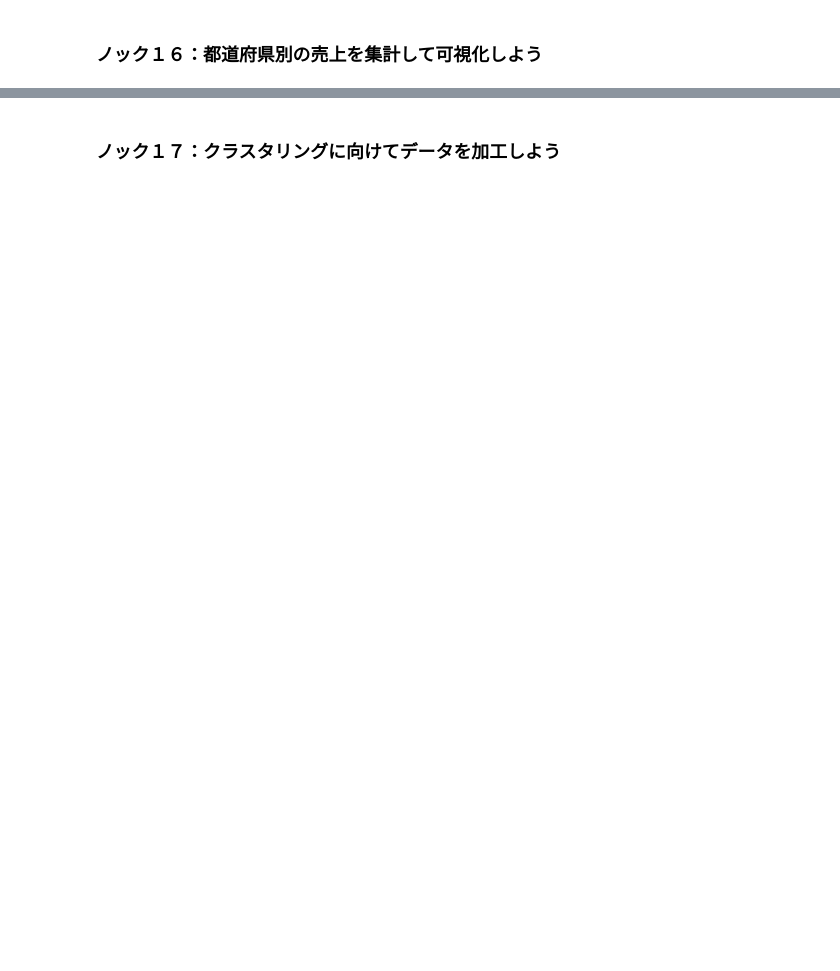
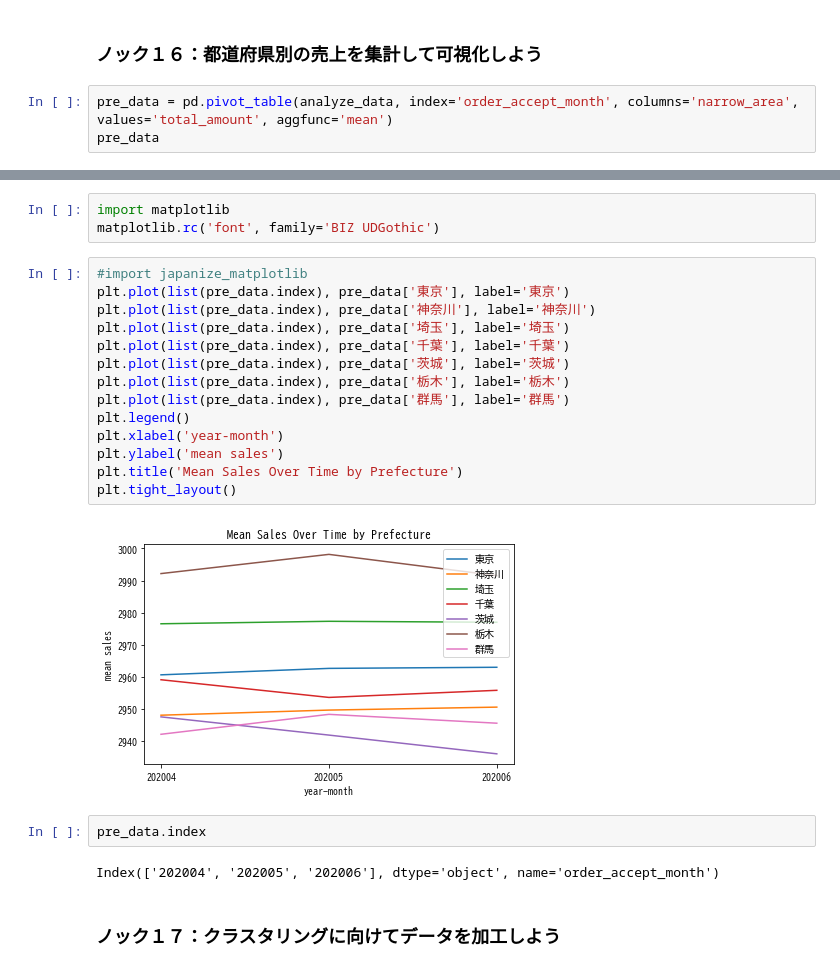
Before and after one commit to BP-Test/01_python_100knock_ml_model, a Jupyter notebook: chapter-02/2章_データを可視化し分析を行う10本ノック.ipynb, the cells around one changed output, grey strips where cells are left out. Cells and saved outputs as stored; diff of their text form; blank space fills up the shorter version.

```diff
--- a/chapter-02/2章_データを可視化し分析を行う10本ノック.ipynb
+++ b/chapter-02/2章_データを可視化し分析を行う10本ノック.ipynb
@@ -27,2 +255,5 @@
 # %% [markdown]
 ### ノック１６：都道府県別の売上を集計して可視化しよう
+# %%
+pre_data = pd.pivot_table(analyze_data, index='order_accept_month', columns='narrow_area', values='total_amount', aggfunc='mean')
+pre_data
@@ -29,2 +266,25 @@
+# %%
+import matplotlib
+matplotlib.rc('font', family='BIZ UDGothic')
+# %%
+#import japanize_matplotlib
+plt.plot(list(pre_data.index), pre_data['東京'], label='東京')
+plt.plot(list(pre_data.index), pre_data['神奈川'], label='神奈川')
+plt.plot(list(pre_data.index), pre_data['埼玉'], label='埼玉')
+plt.plot(list(pre_data.index), pre_data['千葉'], label='千葉')
+plt.plot(list(pre_data.index), pre_data['茨城'], label='茨城')
+plt.plot(list(pre_data.index), pre_data['栃木'], label='栃木')
+plt.plot(list(pre_data.index), pre_data['群馬'], label='群馬')
+plt.legend()
+plt.xlabel('year-month')
+plt.ylabel('mean sales')
+plt.title('Mean Sales Over Time by Prefecture')
+plt.tight_layout()
+# %% [output]
+[figure, added]
+# %%
+pre_data.index
+# %% [output]
+Index(['202004', '202005', '202006'], dtype='object', name='order_accept_month')
 # %% [markdown]
 ### ノック１７：クラスタリングに向けてデータを加工しよう
```
Also changed, not shown: parts of 28 cells of this notebook.
